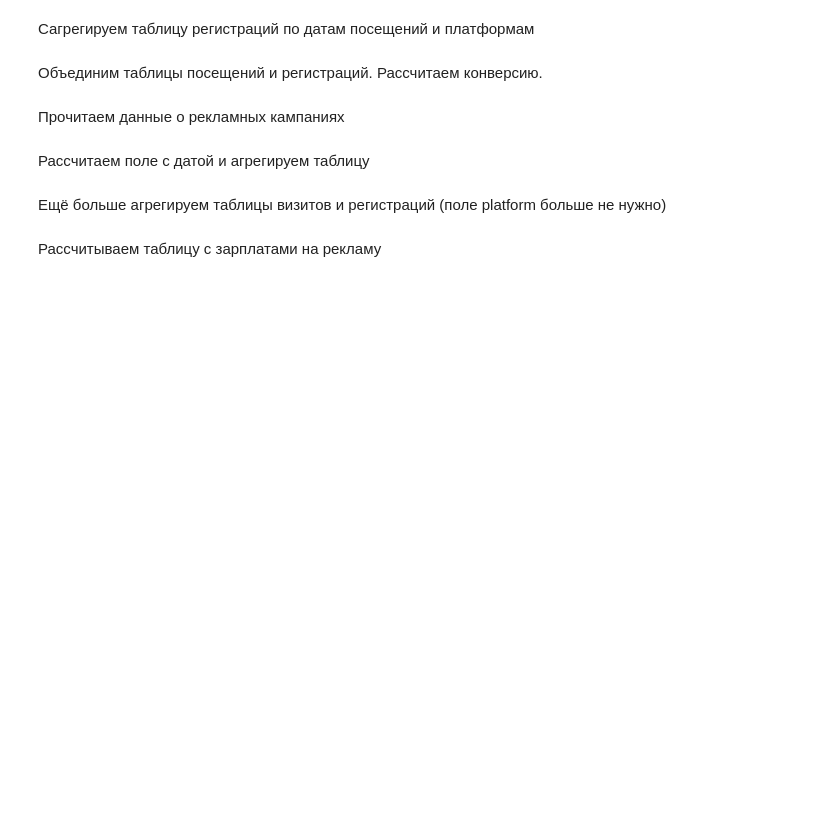
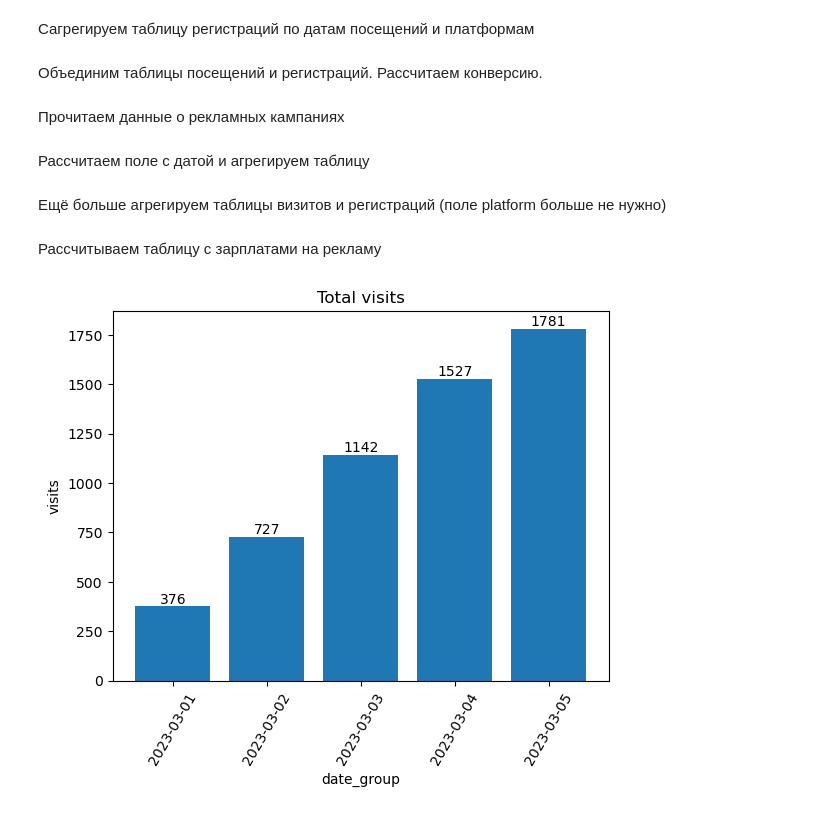
Before and after one commit to LittleFritz83/data-analytics-project-100, a Jupyter notebook: charts_project.ipynb, the cells around one changed output. Saved outputs shown, nothing was run; the diff lists cells and outputs as text; code cells hidden in the pictures; blank space fills up the shorter version.

```diff
--- a/charts_project.ipynb
+++ b/charts_project.ipynb
@@ -106,3 +120,15 @@ l_df_ads_2.fillna({'cost': 0, 'utm_campaign': 'None'}, inplace=True)
 l_df_ads_2.sort_values(['date_group'], ascending=[True], inplace=True)
 l_df_ads_2.reset_index(drop=True, inplace=True)
 l_df_ads_2.to_json('./ads.json')
+# %%
+l_df_visual_visits= l_df_visits_4_visual.groupby(['date']).agg({'visit_id': 'count'})
+l_df_visual_visits.reset_index(inplace=True)
+visit_bar = plt.bar(l_df_visual_visits['date'], l_df_visual_visits['visit_id'])
+plt.title('Total visits')
+plt.xlabel('date_group')
+plt.ylabel('visits')
+plt.xticks(rotation = 60)
+plt.bar_label(visit_bar)
+plt.savefig('./charts/visits.png')
+# %% [output]
+[figure, added]
```
Also changed, not shown: parts of 2 cells of this notebook.
